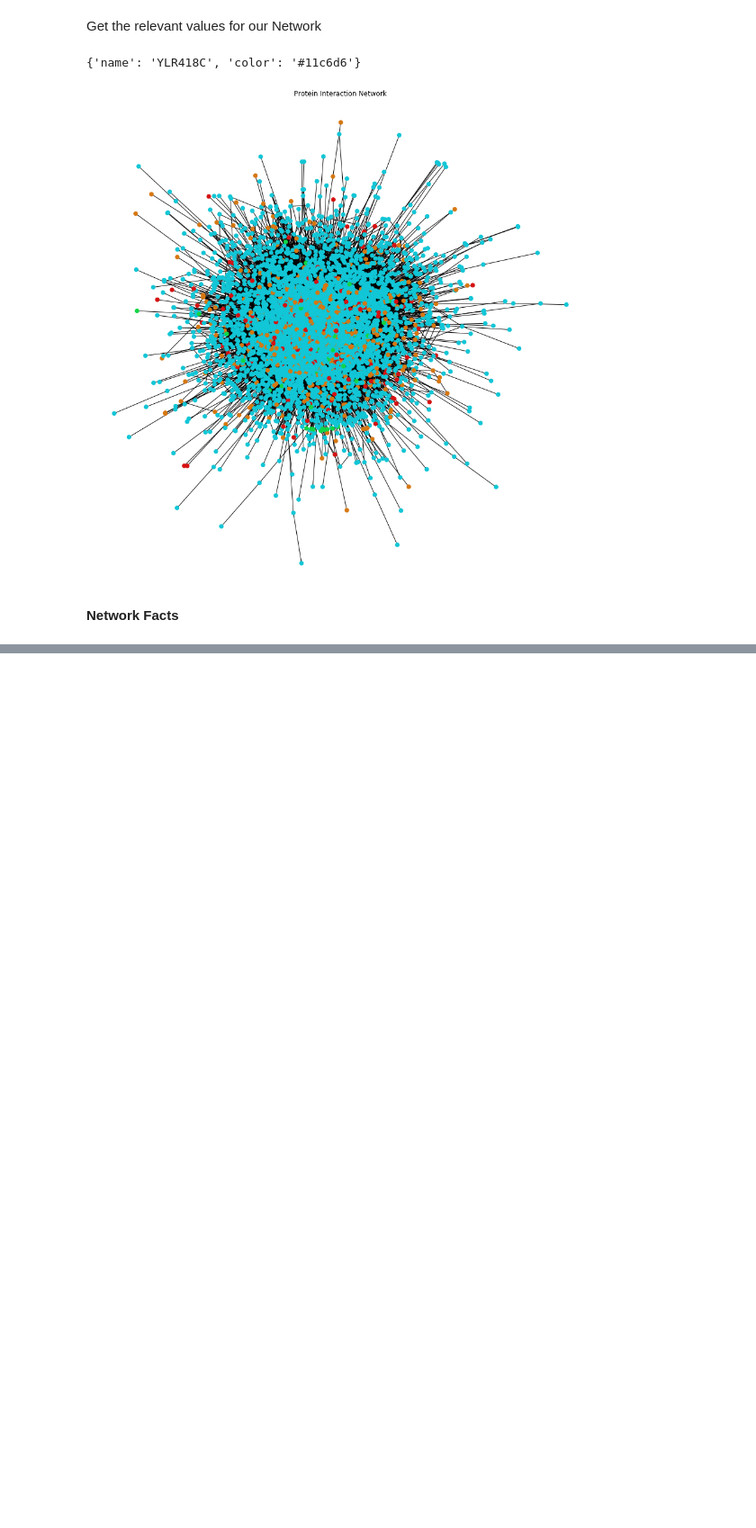
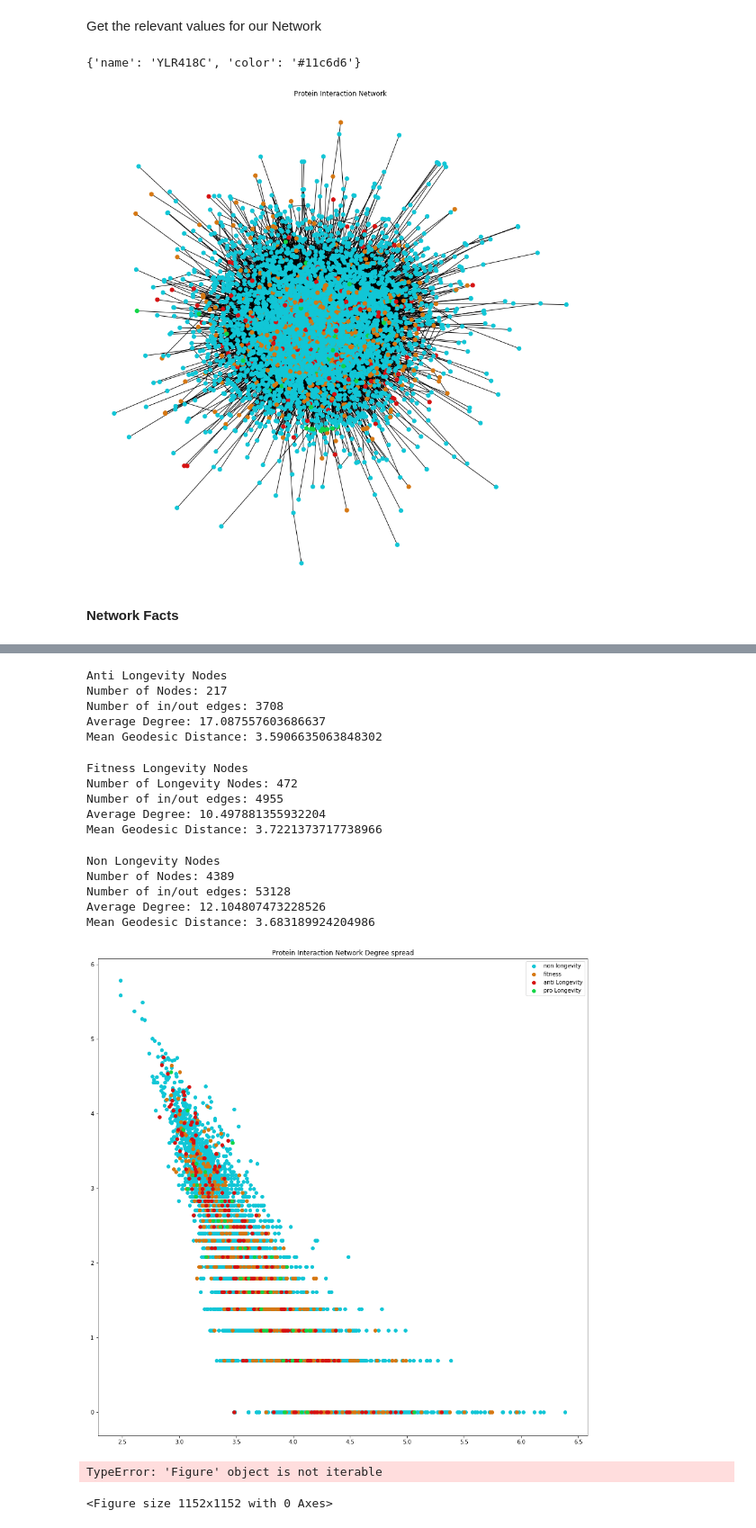
Before and after one commit to JoyMace/HomologousGenes, a Jupyter notebook: Project.ipynb, the cells around one changed output, grey strips where cells are left out. Shown: that part at 90% size. Saved outputs shown, nothing was run; the diff lists cells and outputs as text; code cells hidden in the pictures; blank space fills up the shorter version.

```diff
--- a/Project.ipynb
+++ b/Project.ipynb
@@ -184,0 +256,77 @@ n_L = len()
+# %%
+anti_nodes, edges, ellmean = get_stats(G_main, '#d61111')
+print("Anti Longevity Nodes")
+print("Number of Nodes: {}".format(len(anti_nodes)))
+print("Number of in/out edges: {}".format(edges))
+print("Average Degree: {}".format(edges/len(anti_nodes)))
+print("Mean Geodesic Distance: {}".format(ellmean))
+# %% [output]
+Anti Longevity Nodes
+Number of Nodes: 217
+Number of in/out edges: 3708
+Average Degree: 17.087557603686637
+Mean Geodesic Distance: 3.5906635063848302
+# %%
+fit_nodes, edges, ellmean = get_stats(G_main, '#d67711')
+print("Fitness Longevity Nodes")
+print("Number of Longevity Nodes: {}".format(len(fit_nodes)))
+print("Number of in/out edges: {}".format(edges))
+print("Average Degree: {}".format(edges/len(fit_nodes)))
+print("Mean Geodesic Distance: {}".format(ellmean))
+# %% [output]
+Fitness Longevity Nodes
+Number of Longevity Nodes: 472
+Number of in/out edges: 4955
+Average Degree: 10.497881355932204
+Mean Geodesic Distance: 3.7221373717738966
+# %%
+non_nodes, edges, ellmean = get_stats(G_main, '#11c6d6')
+print("Non Longevity Nodes")
+print("Number of Nodes: {}".format(len(non_nodes)))
+print("Number of in/out edges: {}".format(edges))
+print("Average Degree: {}".format(edges/len(non_nodes)))
+print("Mean Geodesic Distance: {}".format(ellmean))
+# %% [output]
+Non Longevity Nodes
+Number of Nodes: 4389
+Number of in/out edges: 53128
+Average Degree: 12.104807473228526
+Mean Geodesic Distance: 3.683189924204986
+# %%
+fig = plt.figure(figsize=(16,16))
+ax = fig.add_subplot(111)
+ax.set_title('Protein Interaction Network Degree spread')
+ax.scatter([single_source(G_main, n) for n in non_nodes],
+           [np.log(G_main.degree(n)) for n in non_nodes],
+            color='#11c6d6', label='non longevity')
+ax.scatter([single_source(G_main, n) for n in fit_nodes],
+           [np.log(G_main.degree(n)) for n in fit_nodes],
+            color='#d67711', label='fitness')
+ax.scatter([single_source(G_main, n) for n in anti_nodes],
+           [np.log(G_main.degree(n)) for n in anti_nodes],
+            color='#d61111', label='anti Longevity')
+ax.scatter([single_source(G_main, n) for n in pro_nodes],
+           [np.log(G_main.degree(n)) for n in pro_nodes],
+            color='#11d646', label='pro Longevity')
+ax.legend()
+plt.show()
+# %% [output]
+[figure, added]
+# %%
+fig, ax = plt.figure(figsize=(16,16))
+ax = fig.add_subplot(111)
+ax.set_title('Protein Interaction Network Average Shortest Path')
+
+labels=['non longevity','fitness', 'anti', 'pro']
+colors = ['#11c6d6', '#d67711','#d61111', '#11d646']
+plt.hist([[single_source(G_main, n) for n in non_nodes],
+          [single_source(G_main, n) for n in fit_nodes],
+          [single_source(G_main, n) for n in anti_nodes],
+          [single_source(G_main, n) for n in pro_nodes]],
+         bins=12, label=labels, color=colors, density=True, stacked=False)
+ax.legend()
+fig.tight_layout()
+plt.show()
+# %% [output]
+TypeError: 'Figure' object is not iterable
+<Figure size 1152x1152 with 0 Axes>
```
Also changed, not shown: parts of 6 cells of this notebook, 2 other files.
